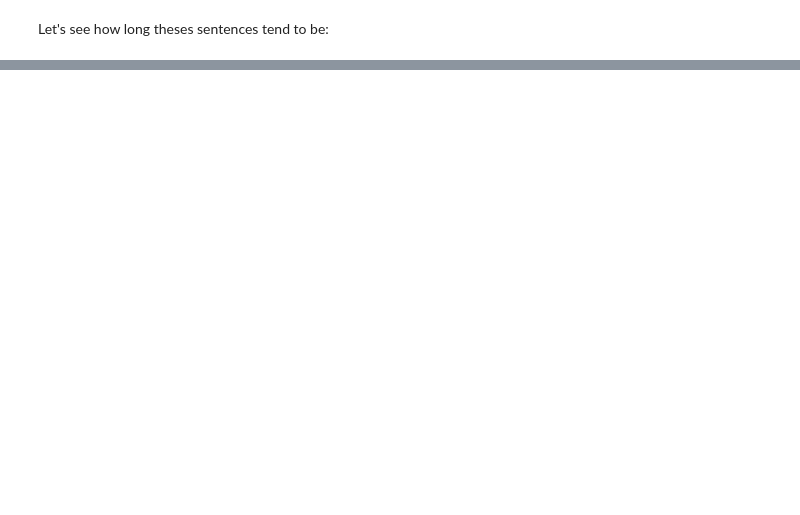
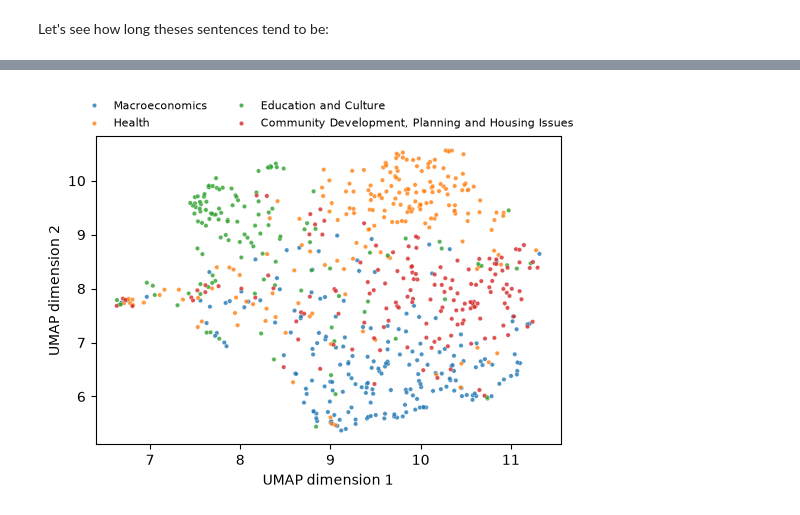
Before and after one commit to haukelicht/advanced_text_analysis, a Jupyter notebook: notebooks/embedding/sentence_embedding_basics.ipynb, the cells around one changed output, grey strips where cells are left out. Saved outputs shown, nothing was run; the diff lists cells and outputs as text; code cells hidden in the pictures; blank space fills up the shorter version.

```diff
--- a/notebooks/embedding/sentence_embedding_basics.ipynb
+++ b/notebooks/embedding/sentence_embedding_basics.ipynb
@@ -381,0 +282,21 @@ Fortunately, we can do better with BERTopic and other neural topic models. We'll
+# %%
+topics_map = {
+    1: "Macroeconomics",
+    3: "Health",
+    6: "Education and Culture",
+    # 7: "Environment",
+    9: "Immigration",
+    14: "Community Development, Planning and Housing Issues",
+}
+# %%
+# subset the data to only include speeches from the selected topics
+tmp = df[df.cap_topic.isin(topics_map.keys())]
+
+# subsample at least 200 examples for each topic
+tmp = tmp.groupby('cap_topic').apply(
+    lambda x: x.sample(n=min(200, len(x)), random_state=42)
+).reset_index(level=0, names=['cap_topic'])
+
+# apply topic label
+
+tmp['cap_topic_label'] = tmp['cap_topic'].map(topics_map)
@@ -381,0 +315,23 @@ Fortunately, we can do better with BERTopic and other neural topic models. We'll
+# %%
+umap_model = UMAP(
+    n_neighbors=50,
+    n_components=2, # use only 2D for visualization
+    min_dist=0.0,
+    metric='cosine',
+    random_state=SEED,
+    n_jobs=1
+)
+# %%
+# Apply the UMAP model to the embeddings of the sentences in the subsetted data
+embeddings_2d = umap_model.fit_transform(embeddings[tmp.index])
+# %%
+# Create a scatter plot of the 2D embeddings, colored by debate_subject
+plt.figure(figsize=(6, 4))
+sns.scatterplot(x=embeddings_2d[:, 0], y=embeddings_2d[:, 1], hue=tmp['cap_topic_label'], s=10, alpha=0.8, legend='full')
+plt.xlabel('UMAP dimension 1')
+plt.ylabel('UMAP dimension 2')
+plt.rcParams.update({"legend.fontsize": 8})
+plt.legend(bbox_to_anchor=(0.5, 1.15), loc='upper center', ncol=2, frameon=False)
+plt.show()
+# %% [output]
+[figure, added]
```
Also changed, not shown: parts of 69 cells of this notebook, 11 other files.
